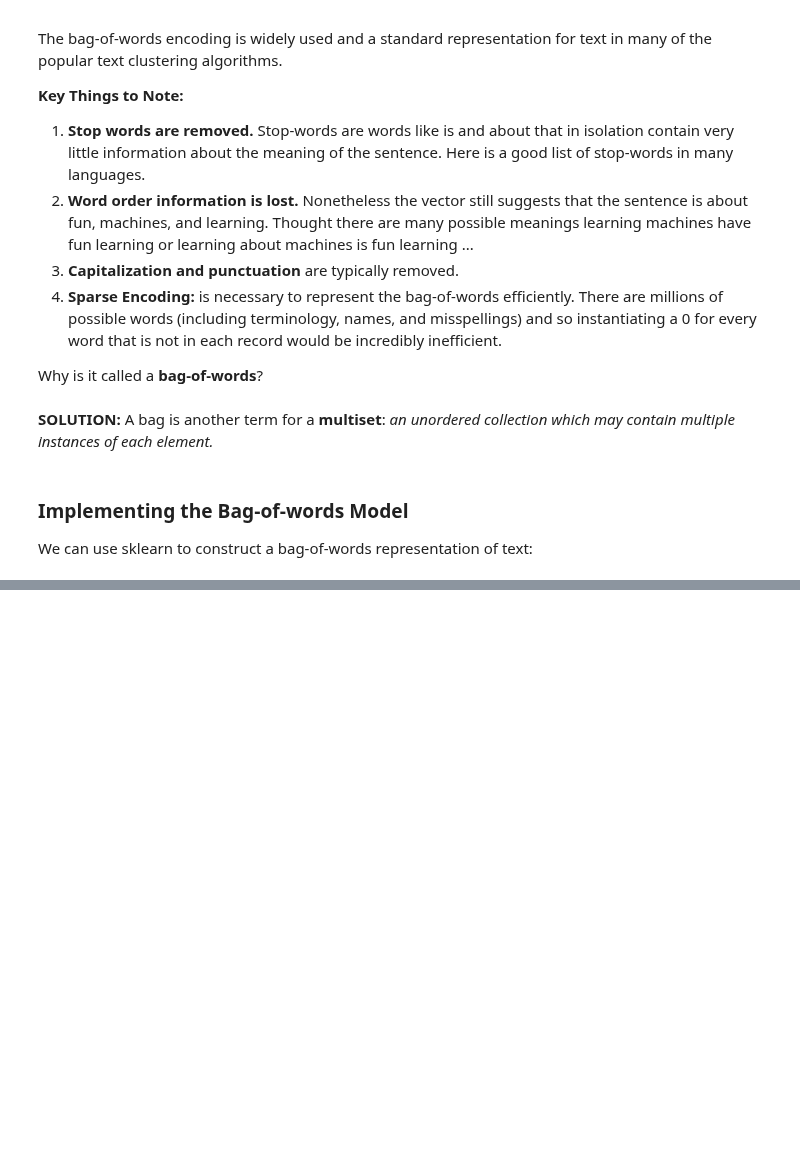
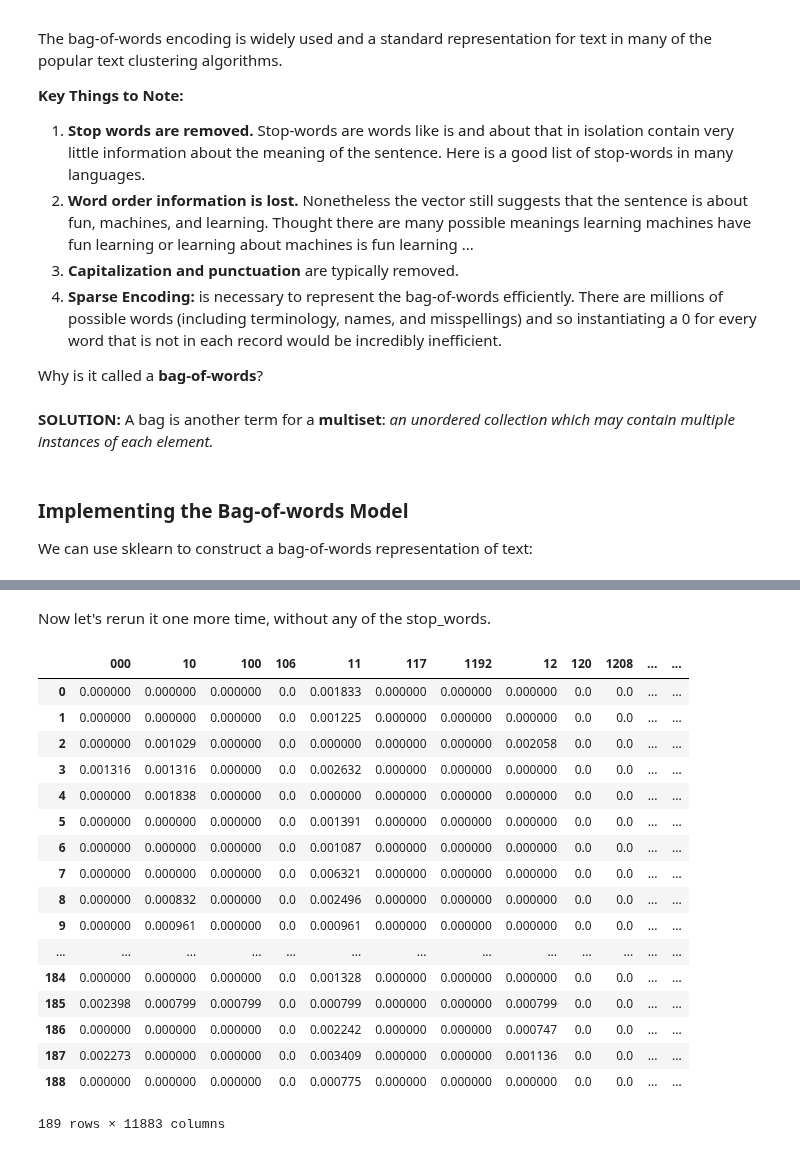
Before and after one commit to ds-modules/LEGALST-190, a Jupyter notebook: labs/3-6/3-6 Intro to Text Analysis.ipynb, the cells around one changed output, grey strips where cells are left out. Saved outputs shown, nothing was run; the diff lists cells and outputs as text; code cells hidden in the pictures; blank space fills up the shorter version.

```diff
--- a/labs/3-6/3-6 Intro to Text Analysis.ipynb
+++ b/labs/3-6/3-6 Intro to Text Analysis.ipynb
@@ -59,0 +169,5 @@ bow = CountVectorizer(stop_words="english")
+# %%
+from sklearn.feature_extraction.stop_words import ENGLISH_STOP_WORDS
+
+stop_words = ENGLISH_STOP_WORDS
+stop_words
@@ -59,0 +192,31 @@ bow = CountVectorizer(stop_words="english")
+# %% [markdown]
+Now let's rerun it one more time, without any of the stop_words.
+# %%
+cv = CountVectorizer(stop_words=stop_words)
+dtm = cv.fit_transform(text_list)
+desparse = dtm.toarray()
+word_list = cv.get_feature_names()
+dtm_df = pd.DataFrame(columns=word_list, data=desparse)
+row_sums = np.sum(desparse, axis=1)
+normed = desparse/row_sums[:,None]
+dtm_df = pd.DataFrame(columns=word_list, data=normed)
+dtm_df
+# %% [output]
+|  | 000 | 10 | 100 | 106 | 11 | 117 | 1192 | 12 | 120 | 1208 | ... | ... |
+| 0 | 0.000000 | 0.000000 | 0.000000 | 0.0 | 0.001833 | 0.000000 | 0.000000 | 0.000000 | 0.0 | 0.0 | ... | ... |
+| 1 | 0.000000 | 0.000000 | 0.000000 | 0.0 | 0.001225 | 0.000000 | 0.000000 | 0.000000 | 0.0 | 0.0 | ... | ... |
+| 2 | 0.000000 | 0.001029 | 0.000000 | 0.0 | 0.000000 | 0.000000 | 0.000000 | 0.002058 | 0.0 | 0.0 | ... | ... |
+| 3 | 0.001316 | 0.001316 | 0.000000 | 0.0 | 0.002632 | 0.000000 | 0.000000 | 0.000000 | 0.0 | 0.0 | ... | ... |
+| 4 | 0.000000 | 0.001838 | 0.000000 | 0.0 | 0.000000 | 0.000000 | 0.000000 | 0.000000 | 0.0 | 0.0 | ... | ... |
+| 5 | 0.000000 | 0.000000 | 0.000000 | 0.0 | 0.001391 | 0.000000 | 0.000000 | 0.000000 | 0.0 | 0.0 | ... | ... |
+| 6 | 0.000000 | 0.000000 | 0.000000 | 0.0 | 0.001087 | 0.000000 | 0.000000 | 0.000000 | 0.0 | 0.0 | ... | ... |
+| 7 | 0.000000 | 0.000000 | 0.000000 | 0.0 | 0.006321 | 0.000000 | 0.000000 | 0.000000 | 0.0 | 0.0 | ... | ... |
+| 8 | 0.000000 | 0.000832 | 0.000000 | 0.0 | 0.002496 | 0.000000 | 0.000000 | 0.000000 | 0.0 | 0.0 | ... | ... |
+| 9 | 0.000000 | 0.000961 | 0.000000 | 0.0 | 0.000961 | 0.000000 | 0.000000 | 0.000000 | 0.0 | 0.0 | ... | ... |
+| ... | ... | ... | ... | ... | ... | ... | ... | ... | ... | ... | ... | ... |
+| 184 | 0.000000 | 0.000000 | 0.000000 | 0.0 | 0.001328 | 0.000000 | 0.000000 | 0.000000 | 0.0 | 0.0 | ... | ... |
+| 185 | 0.002398 | 0.000799 | 0.000799 | 0.0 | 0.000799 | 0.000000 | 0.000000 | 0.000799 | 0.0 | 0.0 | ... | ... |
+| 186 | 0.000000 | 0.000000 | 0.000000 | 0.0 | 0.002242 | 0.000000 | 0.000000 | 0.000747 | 0.0 | 0.0 | ... | ... |
+| 187 | 0.002273 | 0.000000 | 0.000000 | 0.0 | 0.003409 | 0.000000 | 0.000000 | 0.001136 | 0.0 | 0.0 | ... | ... |
+| 188 | 0.000000 | 0.000000 | 0.000000 | 0.0 | 0.000775 | 0.000000 | 0.000000 | 0.000000 | 0.0 | 0.0 | ... | ... |
+189 rows × 11883 columns
```
Also changed, not shown: parts of 17 cells of this notebook.
